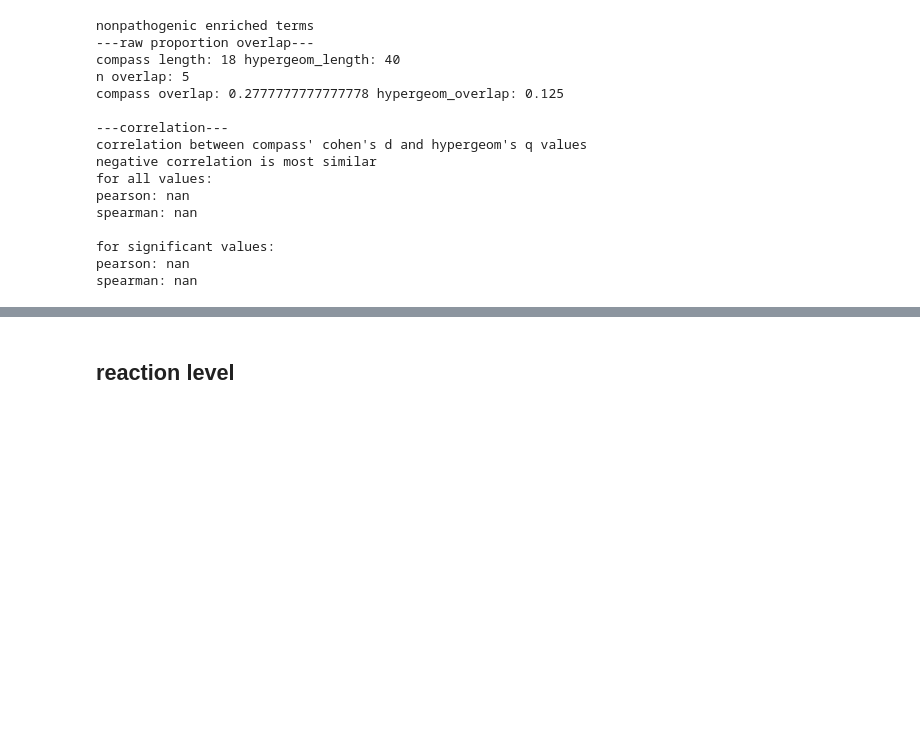
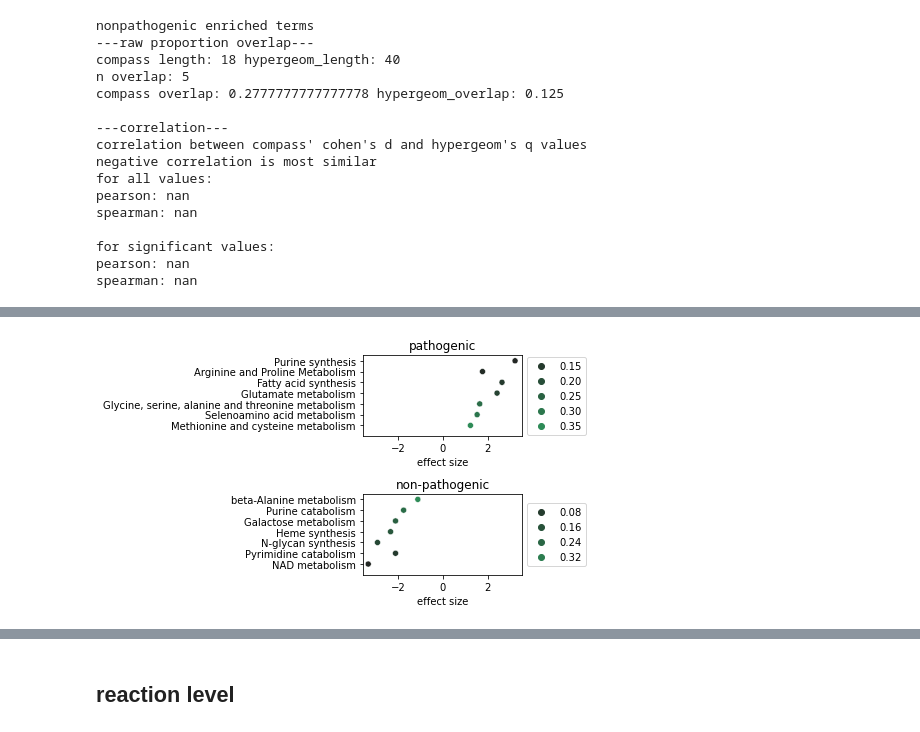
Before and after one commit to z2e2/metabolic_analysis, a Jupyter notebook: 2_compass_comparison_scrna_mw_genes.ipynb, the cells around one changed output, grey strips where cells are left out. Cells and saved outputs as stored; diff of their text form; code cells hidden in the pictures; blank space fills up the shorter version.

```diff
--- a/2_compass_comparison_scrna_mw_genes.ipynb
+++ b/2_compass_comparison_scrna_mw_genes.ipynb
@@ -632,0 +767,20 @@ spearman: nan
+# %%
+to_rm = list(over_sig[over_sig['pvn'].notna()][over_sig['nvp'].notna()].index)
+# %%
+# remove the shared terms
+#over_sig_unique = over_sig.loc[[i for i in over_sig.index if i not in ['Aminosugar metabolism', 'Lysine metabolism', 'Keratan sulfate synthesis']]].copy()
+over_sig_unique = over_sig.loc[[i for i in over_sig.index if i not in to_rm]].copy()
+over_sig_unique['p'] = over_sig_unique['pvn_p'].fillna(0) + over_sig_unique['nvp_p'].fillna(0)
+over_sig_unique['overlap'] = over_sig_unique['pvn'].fillna(0) + over_sig_unique['nvp'].fillna(0)
+over_sig_unique['label'] = 'pvn'
+over_sig_unique.loc[over_sig_unique['nvp'].notna(), 'label'] = 'nvp'
+over_sig_unique['overlap_plot'] = np.log2(over_sig_unique['overlap'])
+over_sig_unique = over_sig_unique[over_sig_unique['overlap_plot'] >=1]
+over_sig_unique.loc[over_sig_unique['label'] == 'nvp', 'overlap_plot'] = -1 * over_sig_unique.loc[over_sig_unique['label'] == 'nvp', 'overlap_plot']
+over_sig_unique['nvp_p'] = 1/(over_sig_unique['nvp_p'])
+over_sig_unique['pvn_p'] = 1/(over_sig_unique['pvn_p']  * -1)
+over_sig_unique['p_sorting'] = over_sig_unique['pvn_p'].fillna(0) + over_sig_unique['nvp_p'].fillna(0)
+over_sig_unique = over_sig_unique[['term', 'p', 'overlap', 'label', 'p_sorting', 'overlap_plot']]
+over_sig_unique = over_sig_unique.sort_values('p_sorting')
+
+over_sig_unique
@@ -632,0 +804,36 @@ spearman: nan
+# %%
+fig, axs = plt.subplots(2,1, figsize = (7,4), sharey = False)
+t1 = over_sig_unique[over_sig_unique['label'] == 'nvp'].copy()
+
+#cbar_kws = {'ticks': [0.15,.30,.45,.6,.75]}
+axs[1] = sns.scatterplot(x = t1['overlap_plot'], y = t1['term'], hue = t1['p'], palette = sns.dark_palette("seagreen", reverse=False, as_cmap=True), ax = axs[1])
+axs[1].set_xlim(-3.6,3.55)
+
+t1 = over_sig_unique[over_sig_unique['label'] == 'pvn']
+axs[0] = sns.scatterplot(x = t1['overlap_plot'], y = t1['term'], hue = t1['p'], palette = sns.dark_palette("seagreen", reverse=False, as_cmap=True), ax = axs[0])
+axs[0].set_xlim(-3.6,3.55)
+
+axs[1].set_title('non-pathogenic')
+axs[0].set_title('pathogenic')
+axs[1].set_xlabel('effect size')
+axs[0].set_xlabel('effect size')
+axs[0].set_ylabel('')
+axs[1].set_ylabel('')
+axs[0].legend(loc='center left', bbox_to_anchor=(1, 0.5))
+axs[1].legend(loc='center left', bbox_to_anchor=(1, 0.5))
+
+axs[0].set_ylim(7,-.5)
+axs[1].set_ylim(7,-.5)
+
+# for ax in axs.flat:
+#     im = ax.imshow(np.random.random((10,10)), vmin=0, vmax=1)
+# fig.subplots_adjust(right=0.8)
+# cbar_ax = fig.add_axes([0.85, 0.15, 0.05, 0.7])
+# fig.colorbar(im, cax=cbar_ax)
+
+
+#axs.set_ylabel('subsystem')
+
+plt.tight_layout()
+# %% [output]
+[figure, added]
```
Also changed, not shown: parts of 144 cells of this notebook, 15 other files.
